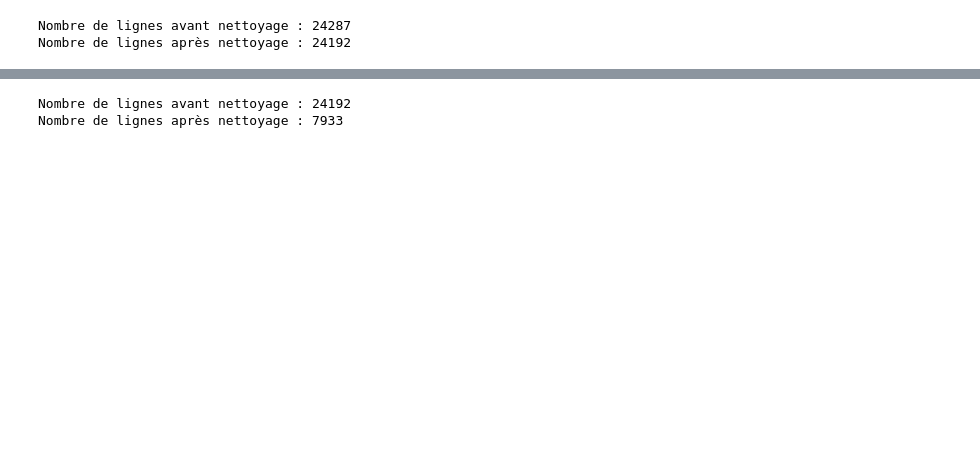
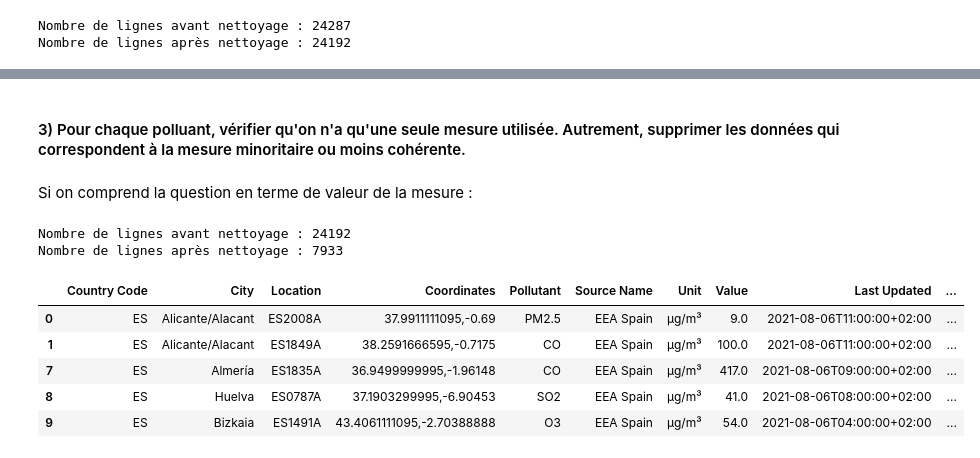
Before and after one commit to Suziwan/Data_Cleaning_Python, a Jupyter notebook: Week2_Day2_Air_Quality_Python.ipynb, the cells around one changed output, grey strips where cells are left out. Cells and saved outputs as stored; diff of their text form; code cells hidden in the pictures; blank space fills up the shorter version.

```diff
--- a/Week2_Day2_Air_Quality_Python.ipynb
+++ b/Week2_Day2_Air_Quality_Python.ipynb
@@ -11,7 +11,7 @@ Disclaimers:
 import pandas as pd
 import numpy as np
 
-air_quality = pd.read_csv("openaq.csv", delimiter=";", encoding="utf-8")
+air_quality = pd.read_csv("air_quality.csv", delimiter=";", encoding="utf-8")
 
 # Afficher les premières lignes
 air_quality.head()
@@ -50,20 +82,30 @@ Nombre de lignes après nettoyage : 24192
+# %% [markdown]
+#### 3) Pour chaque polluant, vérifier qu'on n'a qu'une seule mesure utilisée. Autrement, supprimer les données qui correspondent à la mesure minoritaire ou moins cohérente.
+# %% [markdown]
+Si on comprend la question en terme de valeur de la mesure :
 # %%
-# Pour chaque polluant, vérifier qu'on n'a qu'une seule mesure utilisée.
-# Autrement, supprimer les données qui correspondent à la mesure minoritaire ou moins cohérente.
+print(f"Nombre de lignes avant nettoyage : {len(air_quality)}")
 
-print(f"Nombre de lignes avant nettoyage : {len(air_quality)}")
 # Get the maximum pollutant value recorded for each pollutant and city combination.
 PollutantCount = air_quality.groupby(['Pollutant','City'])['Value'].max()
 
 # Inner join of the two dataframes : filters out all rows where the pollutant value is not the
 # maximum value for that pollutant and city combination.
 air_quality = pd.merge(air_quality, PollutantCount, on=['Pollutant', 'City', 'Value'], how='inner')
 
 # Delete duplicates based on the combinaison of columns 'Pollutant', 'City' and 'Value',
 # thus eliminating the cases of several maximum values.
 air_quality.drop_duplicates(subset=['Pollutant', 'City', 'Value'], inplace=True)
 
 print(f"Nombre de lignes après nettoyage : {len(air_quality)}")
+
+air_quality.head()
 # %% [output]
 Nombre de lignes avant nettoyage : 24192
 Nombre de lignes après nettoyage : 7933
+|  | Country Code | City | Location | Coordinates | Pollutant | Source Name | Unit | Value | Last Updated | ... |
+| 0 | ES | Alicante/Alacant | ES2008A | 37.9911111095,-0.69 | PM2.5 | EEA Spain | µg/m³ | 9.0 | 2021-08-06T11:00:00+02:00 | ... |
+| 1 | ES | Alicante/Alacant | ES1849A | 38.2591666595,-0.7175 | CO | EEA Spain | µg/m³ | 100.0 | 2021-08-06T11:00:00+02:00 | ... |
+| 7 | ES | Almería | ES1835A | 36.9499999995,-1.96148 | CO | EEA Spain | µg/m³ | 417.0 | 2021-08-06T09:00:00+02:00 | ... |
+| 8 | ES | Huelva | ES0787A | 37.1903299995,-6.90453 | SO2 | EEA Spain | µg/m³ | 41.0 | 2021-08-06T08:00:00+02:00 | ... |
+| 9 | ES | Bizkaia | ES1491A | 43.4061111095,-2.70388888 | O3 | EEA Spain | µg/m³ | 54.0 | 2021-08-06T04:00:00+02:00 | ... |
```
Also changed, not shown: parts of 14 cells of this notebook, 1 other file.
